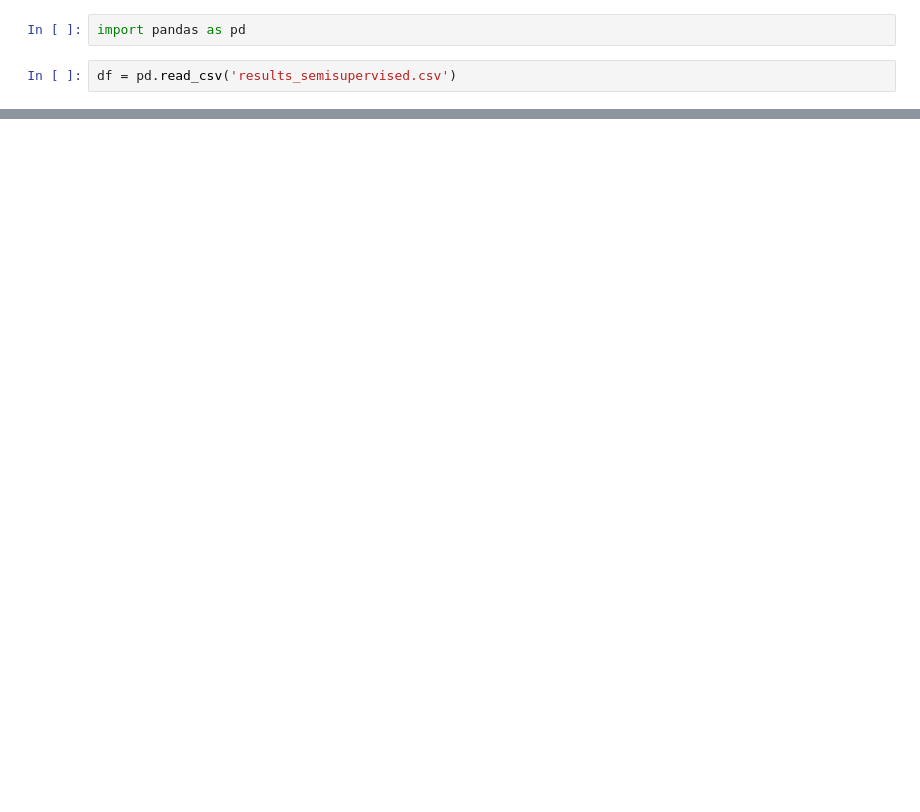
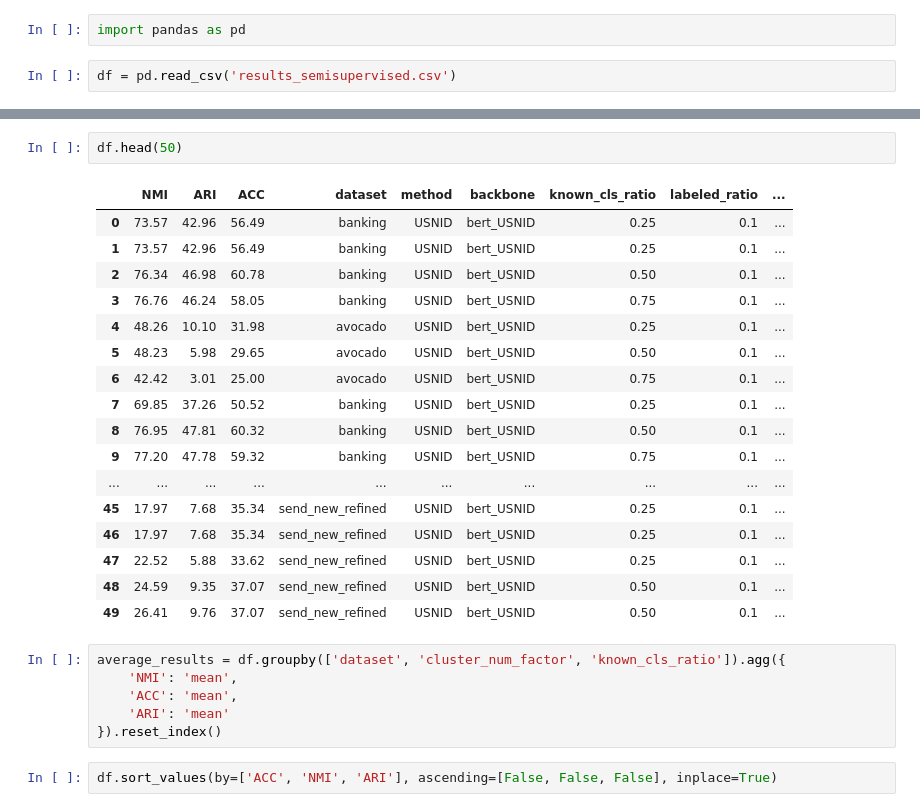
Before and after one commit to padeck/ma_workspace, a Jupyter notebook: TEXTOIR/open_intent_discovery/results/inspect_results.ipynb, the cells around one changed output, grey strips where cells are left out. Saved outputs shown, nothing was run; the diff lists cells and outputs as text; blank space fills up the shorter version.

Commit message:
expanded inspect results notebook and added new results to results.csv

```diff
--- a/TEXTOIR/open_intent_discovery/results/inspect_results.ipynb
+++ b/TEXTOIR/open_intent_discovery/results/inspect_results.ipynb
@@ -16,0 +35,28 @@ df.loc[( (df['seed']==0))].sort_values('known_cls_ratio')
+# %%
+df.head(50)
+# %% [output]
+|  | NMI | ARI | ACC | dataset | method | backbone | known_cls_ratio | labeled_ratio | ... |
+| 0 | 73.57 | 42.96 | 56.49 | banking | USNID | bert_USNID | 0.25 | 0.1 | ... |
+| 1 | 73.57 | 42.96 | 56.49 | banking | USNID | bert_USNID | 0.25 | 0.1 | ... |
+| 2 | 76.34 | 46.98 | 60.78 | banking | USNID | bert_USNID | 0.50 | 0.1 | ... |
+| 3 | 76.76 | 46.24 | 58.05 | banking | USNID | bert_USNID | 0.75 | 0.1 | ... |
+| 4 | 48.26 | 10.10 | 31.98 | avocado | USNID | bert_USNID | 0.25 | 0.1 | ... |
+| 5 | 48.23 | 5.98 | 29.65 | avocado | USNID | bert_USNID | 0.50 | 0.1 | ... |
+| 6 | 42.42 | 3.01 | 25.00 | avocado | USNID | bert_USNID | 0.75 | 0.1 | ... |
+| 7 | 69.85 | 37.26 | 50.52 | banking | USNID | bert_USNID | 0.25 | 0.1 | ... |
+| 8 | 76.95 | 47.81 | 60.32 | banking | USNID | bert_USNID | 0.50 | 0.1 | ... |
+| 9 | 77.20 | 47.78 | 59.32 | banking | USNID | bert_USNID | 0.75 | 0.1 | ... |
+| ... | ... | ... | ... | ... | ... | ... | ... | ... | ... |
+| 45 | 17.97 | 7.68 | 35.34 | send_new_refined | USNID | bert_USNID | 0.25 | 0.1 | ... |
+| 46 | 17.97 | 7.68 | 35.34 | send_new_refined | USNID | bert_USNID | 0.25 | 0.1 | ... |
+| 47 | 22.52 | 5.88 | 33.62 | send_new_refined | USNID | bert_USNID | 0.25 | 0.1 | ... |
+| 48 | 24.59 | 9.35 | 37.07 | send_new_refined | USNID | bert_USNID | 0.50 | 0.1 | ... |
+| 49 | 26.41 | 9.76 | 37.07 | send_new_refined | USNID | bert_USNID | 0.50 | 0.1 | ... |
+# %%
+average_results = df.groupby(['dataset', 'cluster_num_factor', 'known_cls_ratio']).agg({
+    'NMI': 'mean',
+    'ACC': 'mean',
+    'ARI': 'mean'
+}).reset_index()
+# %%
+df.sort_values(by=['ACC', 'NMI', 'ARI'], ascending=[False, False, False], inplace=True)
```
Also changed, not shown: parts of 3 cells of this notebook, 1 other file.
